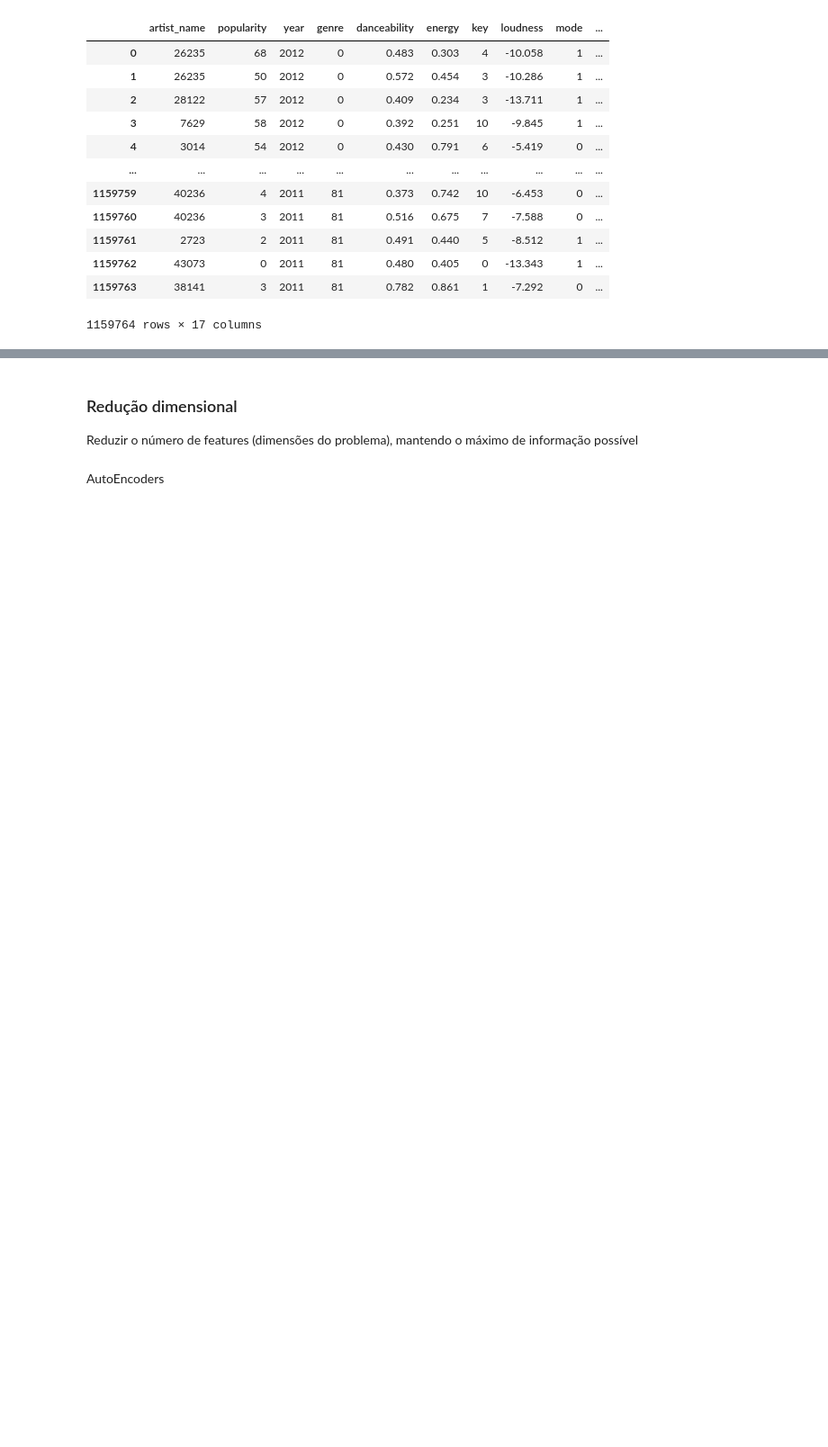
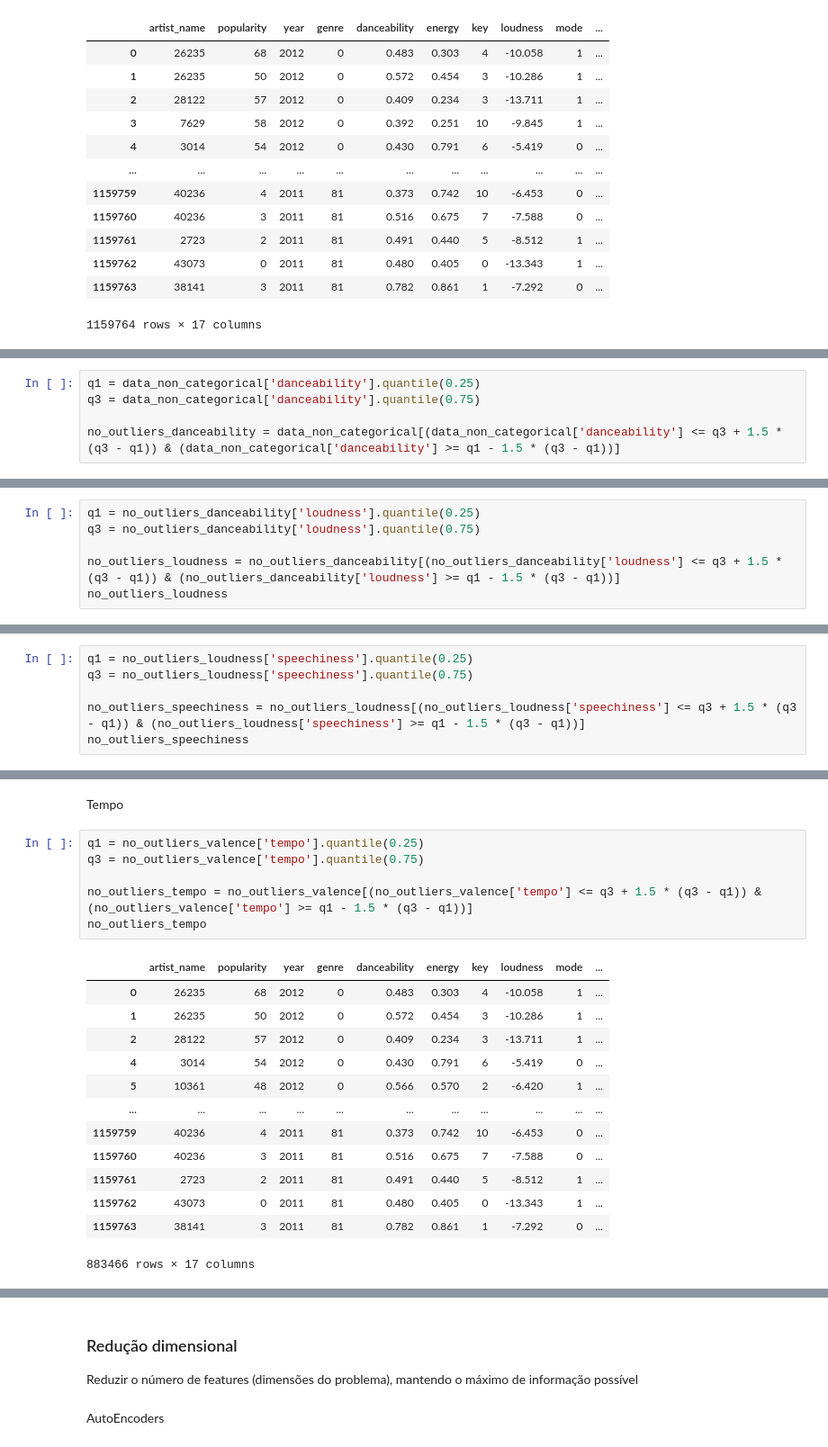
Before and after one commit to jpgoncalves13/DAA, a Jupyter notebook: DatasetGrupo/dataset_grupo_tratamento_modelacao.ipynb, the cells around one changed output, grey strips where cells are left out. Shown at 90% size. Cells and saved outputs as stored; diff of their text form; blank space fills up the shorter version.

```diff
--- a/DatasetGrupo/dataset_grupo_tratamento_modelacao.ipynb
+++ b/DatasetGrupo/dataset_grupo_tratamento_modelacao.ipynb
@@ -72,0 +77,5 @@ data_non_categorical
+# %%
+q1 = data_non_categorical['danceability'].quantile(0.25)
+q3 = data_non_categorical['danceability'].quantile(0.75)
+
+no_outliers_danceability = data_non_categorical[(data_non_categorical['danceability'] <= q3 + 1.5 * (q3 - q1)) & (data_non_categorical['danceability'] >= q1 - 1.5 * (q3 - q1))]
@@ -72,0 +84,6 @@ data_non_categorical
+# %%
+q1 = no_outliers_danceability['loudness'].quantile(0.25)
+q3 = no_outliers_danceability['loudness'].quantile(0.75)
+
+no_outliers_loudness = no_outliers_danceability[(no_outliers_danceability['loudness'] <= q3 + 1.5 * (q3 - q1)) & (no_outliers_danceability['loudness'] >= q1 - 1.5 * (q3 - q1))]
+no_outliers_loudness
@@ -72,0 +106,6 @@ data_non_categorical
+# %%
+q1 = no_outliers_loudness['speechiness'].quantile(0.25)
+q3 = no_outliers_loudness['speechiness'].quantile(0.75)
+
+no_outliers_speechiness = no_outliers_loudness[(no_outliers_loudness['speechiness'] <= q3 + 1.5 * (q3 - q1)) & (no_outliers_loudness['speechiness'] >= q1 - 1.5 * (q3 - q1))]
+no_outliers_speechiness
@@ -72,0 +148,22 @@ data_non_categorical
+# %% [markdown]
+Tempo
+# %%
+q1 = no_outliers_valence['tempo'].quantile(0.25)
+q3 = no_outliers_valence['tempo'].quantile(0.75)
+
+no_outliers_tempo = no_outliers_valence[(no_outliers_valence['tempo'] <= q3 + 1.5 * (q3 - q1)) & (no_outliers_valence['tempo'] >= q1 - 1.5 * (q3 - q1))]
+no_outliers_tempo
+# %% [output]
+|  | artist_name | popularity | year | genre | danceability | energy | key | loudness | mode | ... |
+| 0 | 26235 | 68 | 2012 | 0 | 0.483 | 0.303 | 4 | -10.058 | 1 | ... |
+| 1 | 26235 | 50 | 2012 | 0 | 0.572 | 0.454 | 3 | -10.286 | 1 | ... |
+| 2 | 28122 | 57 | 2012 | 0 | 0.409 | 0.234 | 3 | -13.711 | 1 | ... |
+| 4 | 3014 | 54 | 2012 | 0 | 0.430 | 0.791 | 6 | -5.419 | 0 | ... |
+| 5 | 10361 | 48 | 2012 | 0 | 0.566 | 0.570 | 2 | -6.420 | 1 | ... |
+| ... | ... | ... | ... | ... | ... | ... | ... | ... | ... | ... |
+| 1159759 | 40236 | 4 | 2011 | 81 | 0.373 | 0.742 | 10 | -6.453 | 0 | ... |
+| 1159760 | 40236 | 3 | 2011 | 81 | 0.516 | 0.675 | 7 | -7.588 | 0 | ... |
+| 1159761 | 2723 | 2 | 2011 | 81 | 0.491 | 0.440 | 5 | -8.512 | 1 | ... |
+| 1159762 | 43073 | 0 | 2011 | 81 | 0.480 | 0.405 | 0 | -13.343 | 1 | ... |
+| 1159763 | 38141 | 3 | 2011 | 81 | 0.782 | 0.861 | 1 | -7.292 | 0 | ... |
+883466 rows × 17 columns
```
Also changed, not shown: parts of 17 cells of this notebook, 1 other file.
